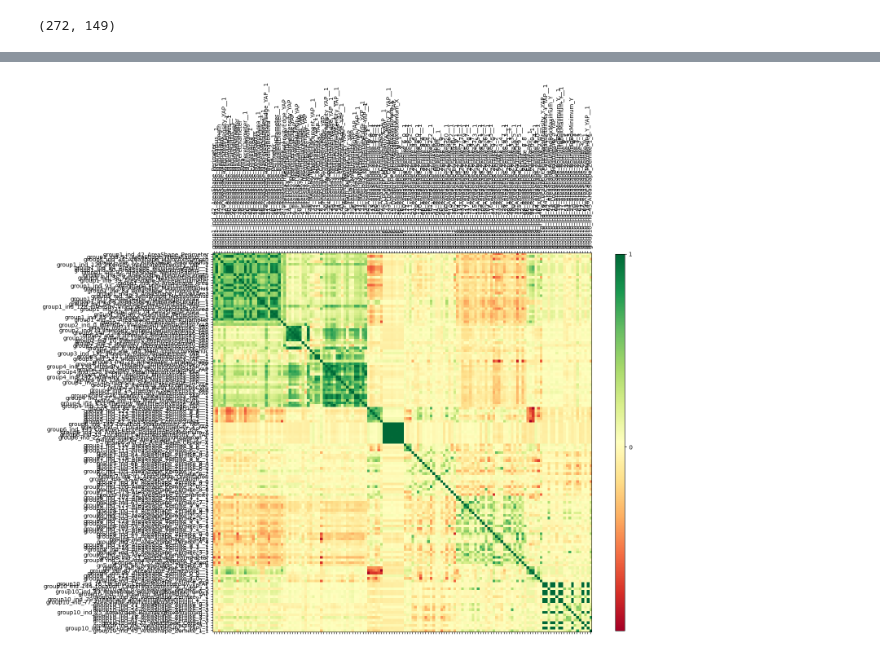
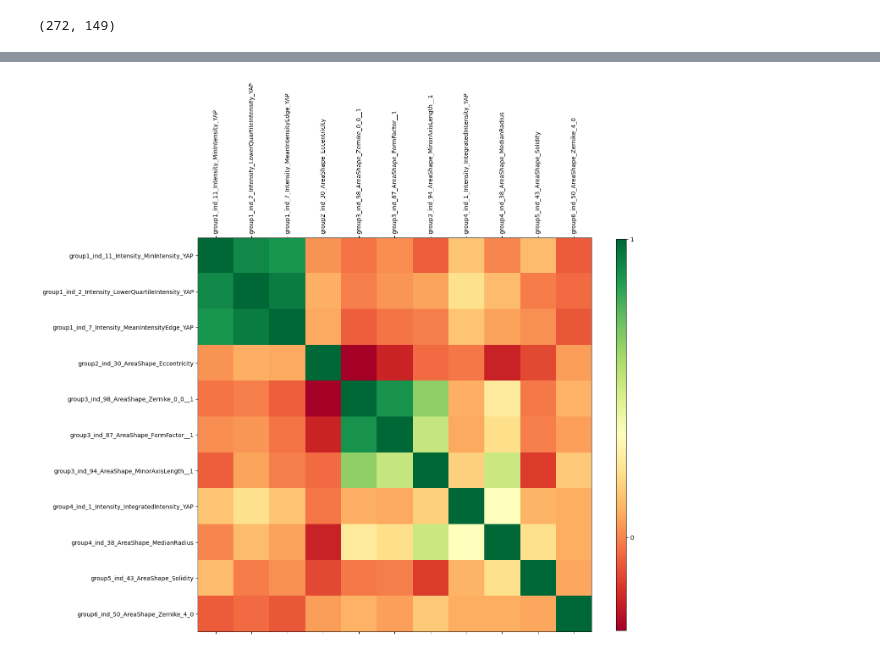
Before and after one commit to lindliu/ouyang, a Jupyter notebook: zhimeng/analysis.ipynb, the cells around one changed output, grey strips where cells are left out. Cells and saved outputs as stored; diff of their text form; code cells hidden in the pictures.

```diff
--- a/zhimeng/analysis.ipynb
+++ b/zhimeng/analysis.ipynb
@@ -78,5 +78,5 @@ unique = np.arange(X_train.shape[1])
 from model import get_importance_index
 
 scoring = 'roc_auc'
-ranked_idx, importance_score = get_importance_index(X_train.iloc[:,unique], y_train, X_test.iloc[:,unique], y_test, scoring)
+ranked_idx, importance_score, F1 = get_importance_index(X_train.iloc[:,unique], y_train, X_test.iloc[:,unique], y_test, scoring)
 # %% [output]
@@ -112,17 +115,23 @@ KeyboardInterrupt:
 # # plt.plot(percent[::-1,2])
 # # print(np.cumsum(percent, axis=0))
 # plt.plot(np.cumsum(percent[::-1],axis=0))
-# %%
-# ranked_idx = ranked_idx[:,[0,2]]
-ranked_idx = unique[ranked_idx.flatten()]
-ranked_idx = ranked_idx[:int(ranked_idx.shape[0]*3/4)] ## remove low ranking features
+# %%
+epoch = 5
+remove_group_num = np.array([50,32,15, 7,3,1,1,1,1,1,1])
+remove_order_num = np.array([10, 8, 5, 3,2,1,1,1,1,1,1])  #60,40,20,10,5,2,2,2,2,2,2
+assert X_train.shape[1]==149
+remove = 149-np.cumsum(remove_group_num+remove_order_num)
+
+ranked_idx = ranked_idx[:,F1>.8]
+ranked_idx_ = unique[ranked_idx.flatten()]
+# ranked_idx = ranked_idx[:int(ranked_idx.shape[0]*3/4)] ## remove low ranking features
 # %%
-unique = []
-for i in ranked_idx.flatten():
-    if i not in unique:
-        unique.append(i)
+unique_rank = []
+for i in ranked_idx_.flatten():
+    if i not in unique_rank:
+        unique_rank.append(i)
 
-unique = np.array(unique)
-unique, unique.shape
+unique_rank = np.array(unique_rank)[:-remove_order_num[epoch]]
+unique_rank, unique_rank.shape
 # unique = unique[current_idx]
 # %% [output]
@@ -153,32 +150,32 @@ def plot_corr(df,size=10):
     # Compute the correlation matrix for the received dataframe
     corr = df.corr()
 
     # Plot the correlation matrix
     fig, ax = plt.subplots(figsize=(size, size))
     cax = ax.matshow(corr, cmap='RdYlGn')
     plt.xticks(range(len(corr.columns)), corr.columns, rotation=90);
     plt.yticks(range(len(corr.columns)), corr.columns);
 
     # Add the colorbar legend
     cbar = fig.colorbar(cax, ticks=[-1, 0, 1], aspect=40, shrink=.8)
 
 # plot_corr(selected)
 
 import scipy
 import scipy.cluster.hierarchy as sch
 
-selected = X.iloc[:, unique]
+selected = X.iloc[:, unique_rank]
 
 corr_values = selected.corr().values
 d = sch.distance.pdist(corr_values)   # vector of ('55' choose 2) pairwise distances
 L = sch.linkage(d, method='complete')
 ind = sch.fcluster(L, 0.5*d.max(), 'distance')
 columns = [selected.columns.tolist()[i] for i in list((np.argsort(ind)))]
 selected_sorted = selected.reindex(columns, axis=1)
 
 selected_columns_new = dict([(name, f'group{i}_'+name) for i,name in zip(np.sort(ind),selected_sorted.columns)])
 selected_sorted.rename(columns=selected_columns_new, inplace=True)
 
 plot_corr(selected_sorted, size=15)
 # %% [output]
-[figure, old version]
+[figure, new version]
```
Also changed, not shown: parts of 24 cells of this notebook, 5 other files.
